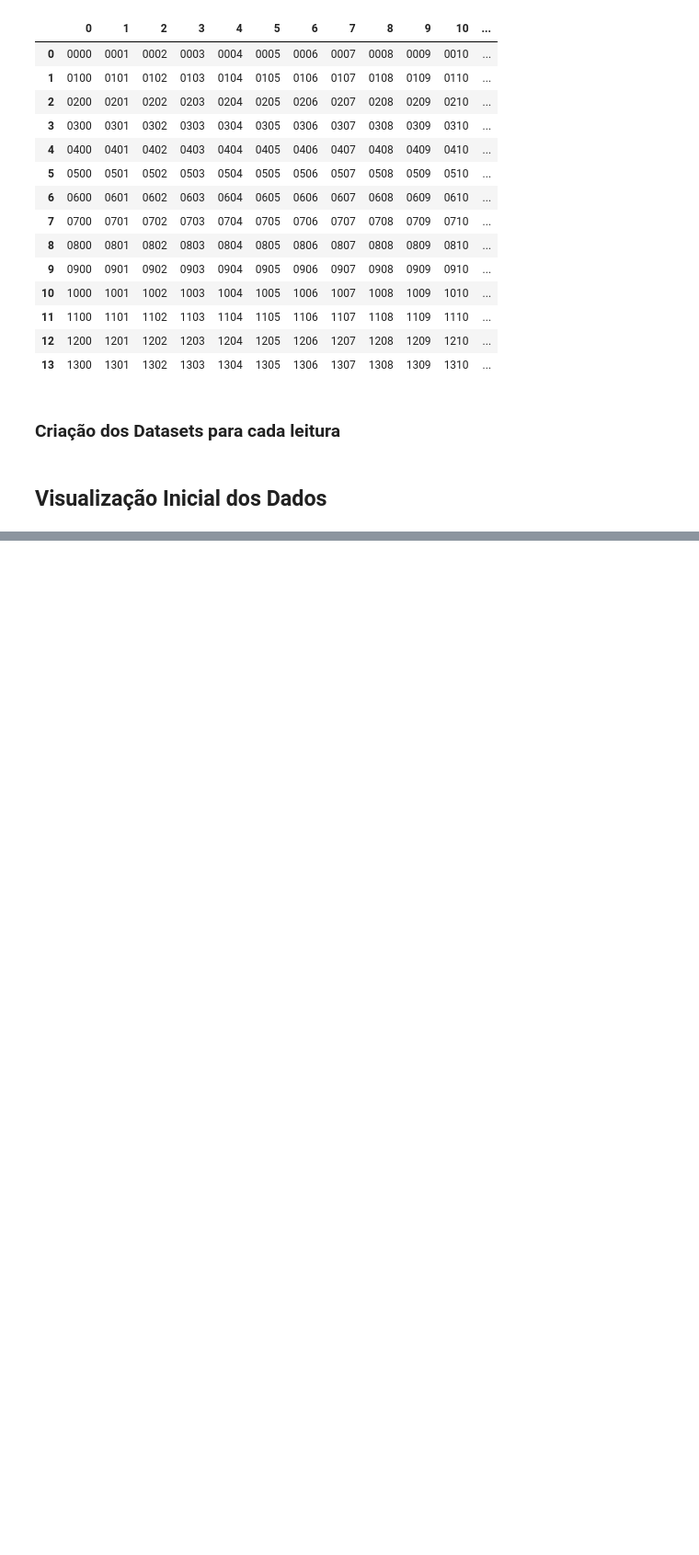
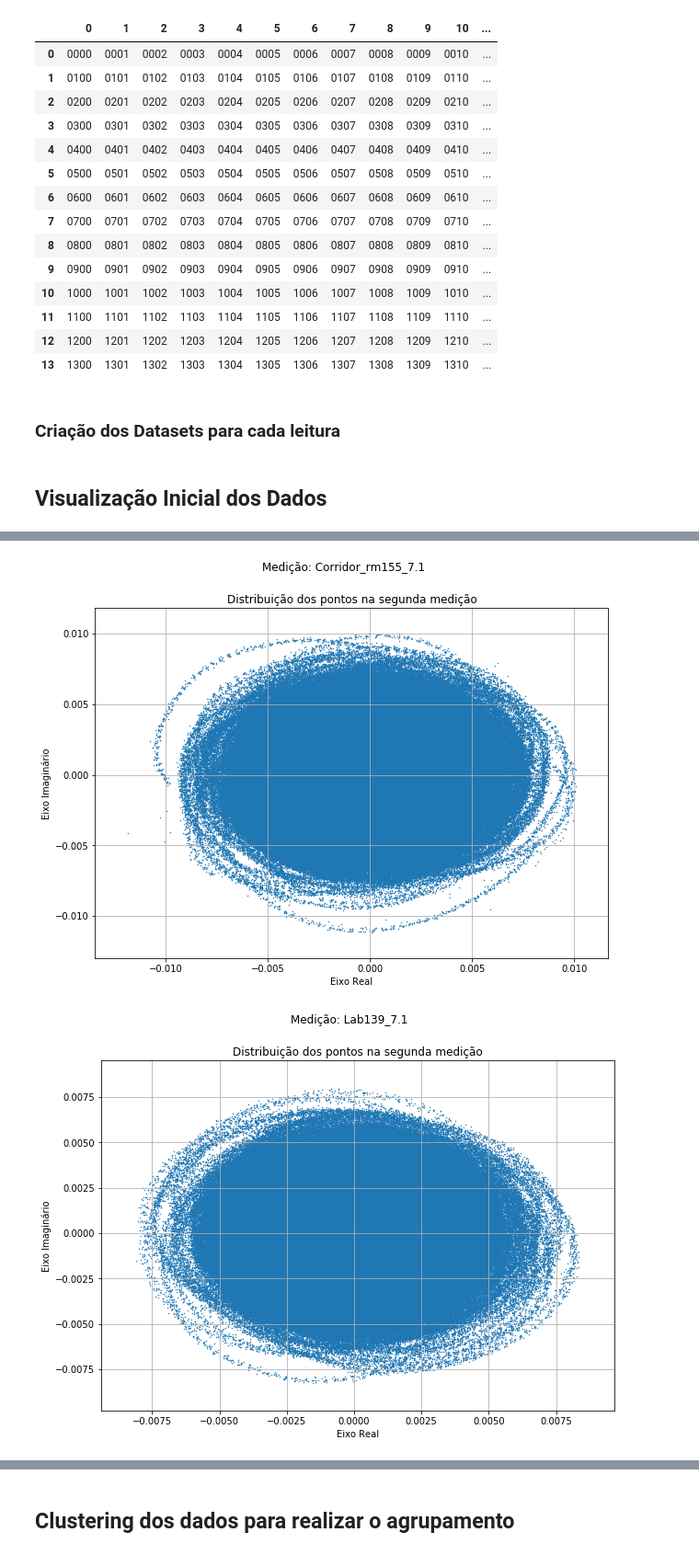
Before and after one commit to JoaoMateus1010/MachineLearning, a Jupyter notebook: works/Final_Project.ipynb, the cells around one changed output, grey strips where cells are left out. Shown at 92% size. Saved outputs shown, nothing was run; the diff lists cells and outputs as text; code cells hidden in the pictures; blank space fills up the shorter version.

```diff
--- a/works/Final_Project.ipynb
+++ b/works/Final_Project.ipynb
@@ -164,0 +173,16 @@ for key in Datasets:
+# %%
+array_x = None
+array_y = None
+for (key,value) in Datasets.items():
+    plt.figure(figsize=(10,7))
+    plt.xlabel("Eixo Real")
+    plt.ylabel("Eixo Imaginário")
+    plt.title("Distribuição dos pontos na segunda medição")
+    plt.suptitle("Medição: "+str(key))
+    array_x = Datasets[key]["re:Trc2_S21"].values
+    array_y = Datasets[key]["im:Trc2_S21"].values
+    plt.grid(axis="both")
+    plt.scatter(x=array_x,y=array_y,marker=".",s=1)
+# %% [output]
+[figure, added]
+[figure, added]
@@ -164,0 +191,2 @@ for key in Datasets:
+# %% [markdown]
+## Clustering dos dados para realizar o agrupamento
```
Also changed, not shown: parts of 22 cells of this notebook.
